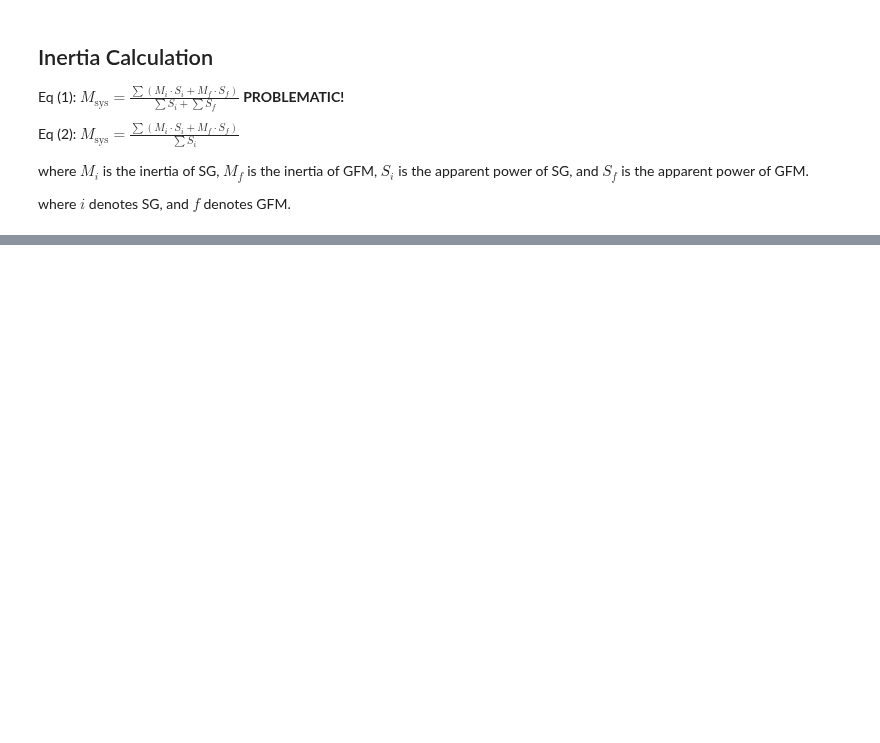
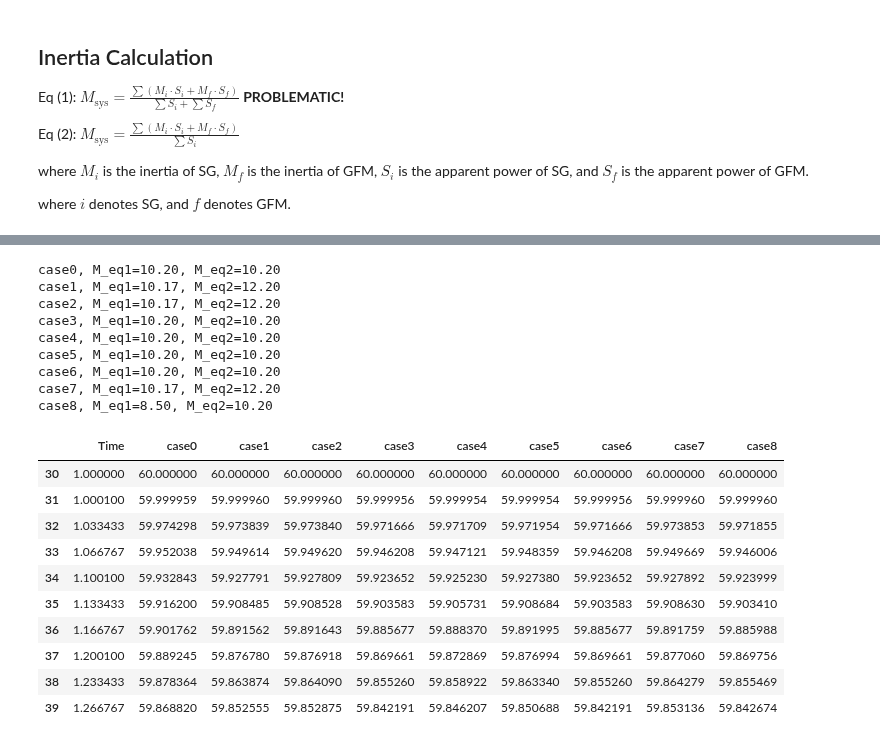
Before and after one commit to CURENT/demo, a Jupyter notebook: demo/equivalent_inertia/equivalent_inertia.ipynb, the cells around one changed output, grey strips where cells are left out. Saved outputs shown, nothing was run; the diff lists cells and outputs as text; code cells hidden in the pictures; blank space fills up the shorter version.

```diff
--- a/demo/equivalent_inertia/equivalent_inertia.ipynb
+++ b/demo/equivalent_inertia/equivalent_inertia.ipynb
@@ -302,0 +449,33 @@ Text(0.0, 1.0, 'case6 vs. case8 -> Eq (1) does not make sense\ncase0 vs. case7 -
+# %%
+cols = ['omega GENROU 1', 'omega GENROU 2']
+
+omega = pd.DataFrame()
+omega['Time'] = s0.dae.ts.df_xy.index
+
+for i in range(9):
+    print(f"case{i}, M_eq1={globals()[f'M{i}_eq1']:.2f}, M_eq2={globals()[f'M{i}_eq2']:.2f}")
+    basefreq = globals()[f's{i}'].config.freq
+    omega[f'case{i}'] = basefreq * globals()[f's{i}'].dae.ts.df_xy['omega GENROU 1'].values
+
+omega.iloc[30:40]
+# %% [output]
+case0, M_eq1=10.20, M_eq2=10.20
+case1, M_eq1=10.17, M_eq2=12.20
+case2, M_eq1=10.17, M_eq2=12.20
+case3, M_eq1=10.20, M_eq2=10.20
+case4, M_eq1=10.20, M_eq2=10.20
+case5, M_eq1=10.20, M_eq2=10.20
+case6, M_eq1=10.20, M_eq2=10.20
+case7, M_eq1=10.17, M_eq2=12.20
+case8, M_eq1=8.50, M_eq2=10.20
+|  | Time | case0 | case1 | case2 | case3 | case4 | case5 | case6 | case7 | case8 |
+| 30 | 1.000000 | 60.000000 | 60.000000 | 60.000000 | 60.000000 | 60.000000 | 60.000000 | 60.000000 | 60.000000 | 60.000000 |
+| 31 | 1.000100 | 59.999959 | 59.999960 | 59.999960 | 59.999956 | 59.999954 | 59.999954 | 59.999956 | 59.999960 | 59.999960 |
+| 32 | 1.033433 | 59.974298 | 59.973839 | 59.973840 | 59.971666 | 59.971709 | 59.971954 | 59.971666 | 59.973853 | 59.971855 |
+| 33 | 1.066767 | 59.952038 | 59.949614 | 59.949620 | 59.946208 | 59.947121 | 59.948359 | 59.946208 | 59.949669 | 59.946006 |
+| 34 | 1.100100 | 59.932843 | 59.927791 | 59.927809 | 59.923652 | 59.925230 | 59.927380 | 59.923652 | 59.927892 | 59.923999 |
+| 35 | 1.133433 | 59.916200 | 59.908485 | 59.908528 | 59.903583 | 59.905731 | 59.908684 | 59.903583 | 59.908630 | 59.903410 |
+| 36 | 1.166767 | 59.901762 | 59.891562 | 59.891643 | 59.885677 | 59.888370 | 59.891995 | 59.885677 | 59.891759 | 59.885988 |
+| 37 | 1.200100 | 59.889245 | 59.876780 | 59.876918 | 59.869661 | 59.872869 | 59.876994 | 59.869661 | 59.877060 | 59.869756 |
+| 38 | 1.233433 | 59.878364 | 59.863874 | 59.864090 | 59.855260 | 59.858922 | 59.863340 | 59.855260 | 59.864279 | 59.855469 |
+| 39 | 1.266767 | 59.868820 | 59.852555 | 59.852875 | 59.842191 | 59.846207 | 59.850688 | 59.842191 | 59.853136 | 59.842674 |
```
Also changed, not shown: parts of 7 cells of this notebook, 1 other file.
